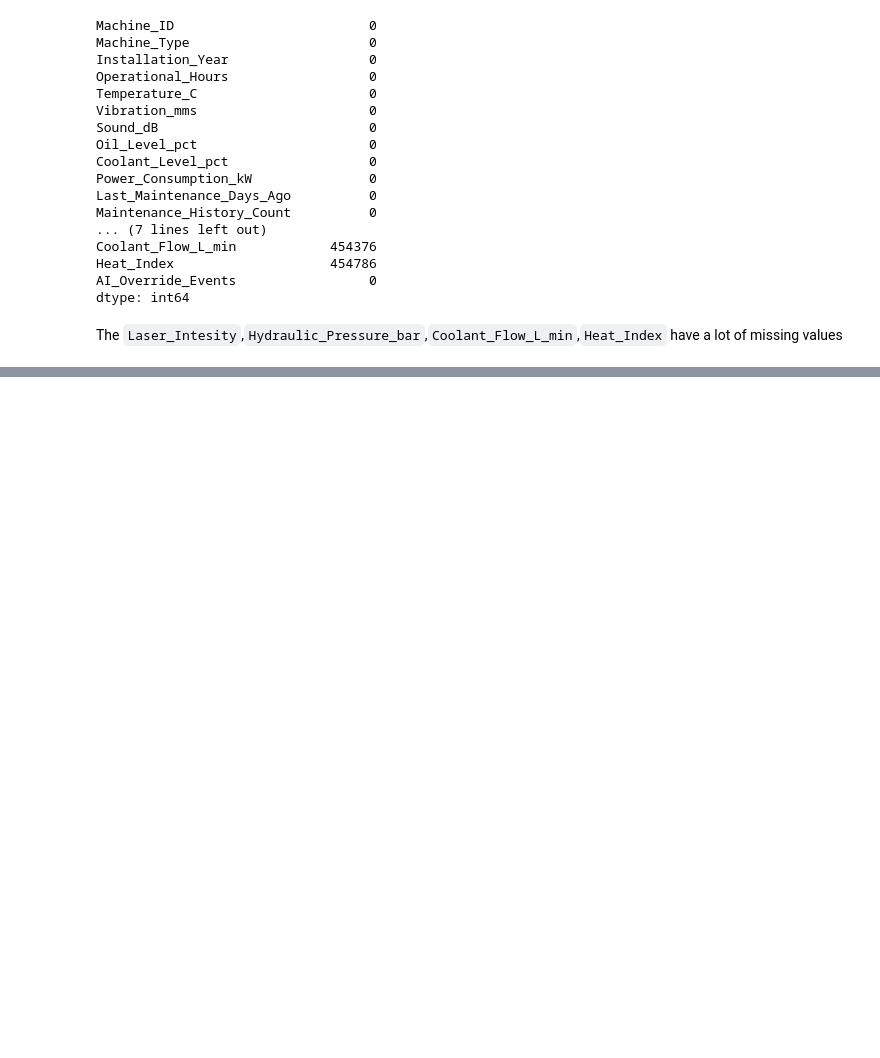
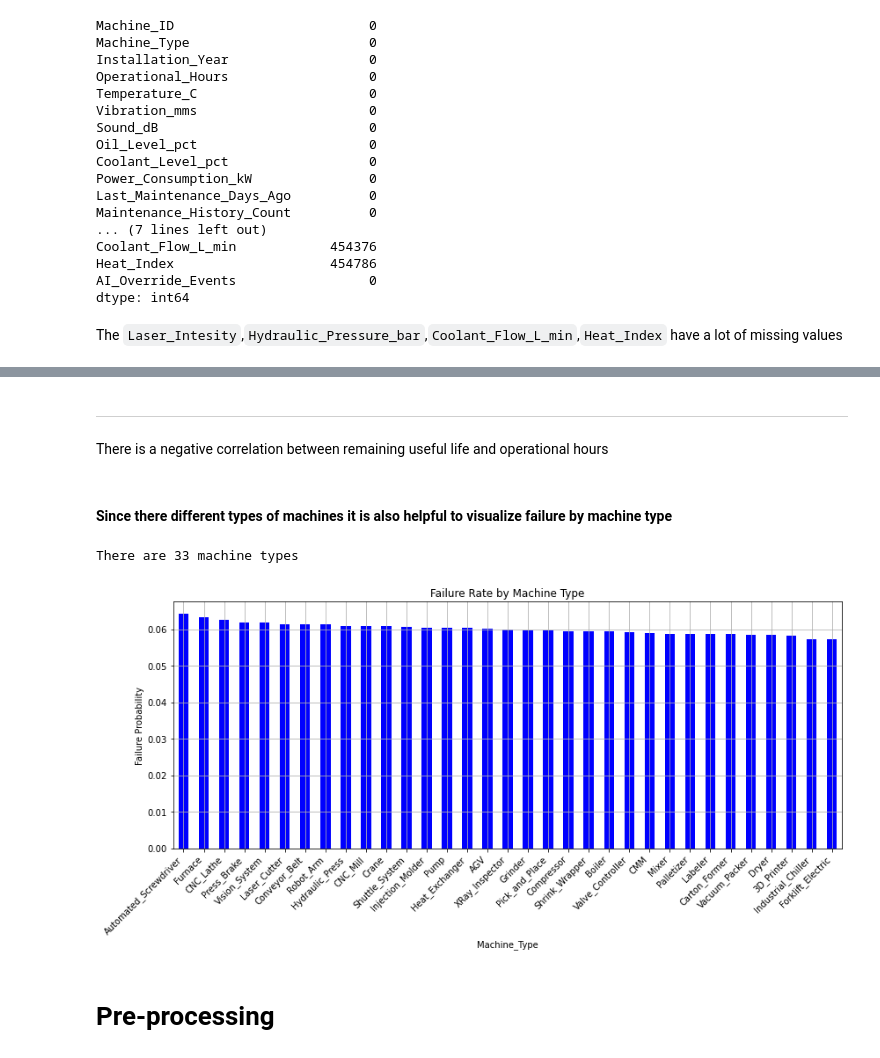
Before and after one commit to kkipkorir/predictive-maintenance, a Jupyter notebook: notebook.ipynb, the cells around one changed output, grey strips where cells are left out. Saved outputs shown, nothing was run; the diff lists cells and outputs as text; code cells hidden in the pictures; blank space fills up the shorter version.

```diff
--- a/notebook.ipynb
+++ b/notebook.ipynb
@@ -120,0 +168,24 @@ The `Laser_Intesity`,`Hydraulic_Pressure_bar`,`Coolant_Flow_L_min`,`Heat_Index`
+# %% [markdown]
+----
+There is a negative correlation between remaining useful life and operational hours
+# %% [markdown]
+#### Since there different types of machines it is also helpful to visualize failure by machine type
+# %%
+#see the type of machines in the industry
+print(f"There are {len(df['Machine_Type'].value_counts())} machine types")
+
+# Failure rate by machine type
+failure_by_type = df.groupby("Machine_Type")["Failure_Within_7_Days"].mean().sort_values(ascending=False)
+plt.figure(figsize=(12, 6))
+failure_by_type.plot(kind="bar", color="blue")
+plt.title("Failure Rate by Machine Type")
+plt.ylabel("Failure Probability")
+plt.xticks(rotation=45, ha='right')
+plt.grid(True)
+plt.tight_layout()
+plt.show()
+# %% [output]
+There are 33 machine types
+[figure, added]
+# %% [markdown]
+# Pre-processing
```
Also changed, not shown: parts of 15 cells of this notebook.
